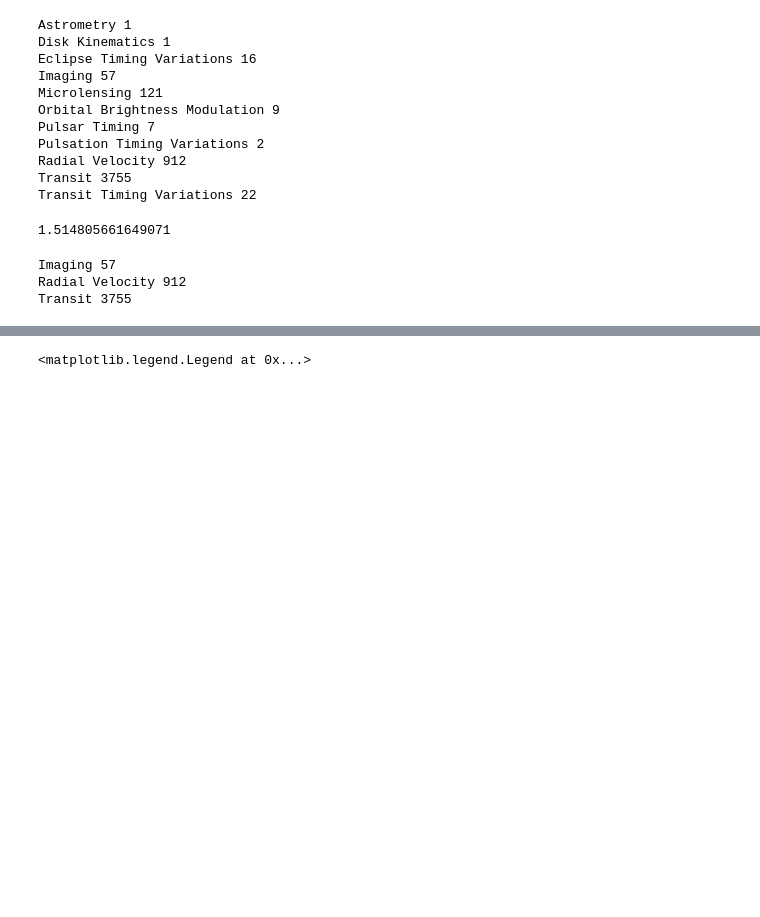
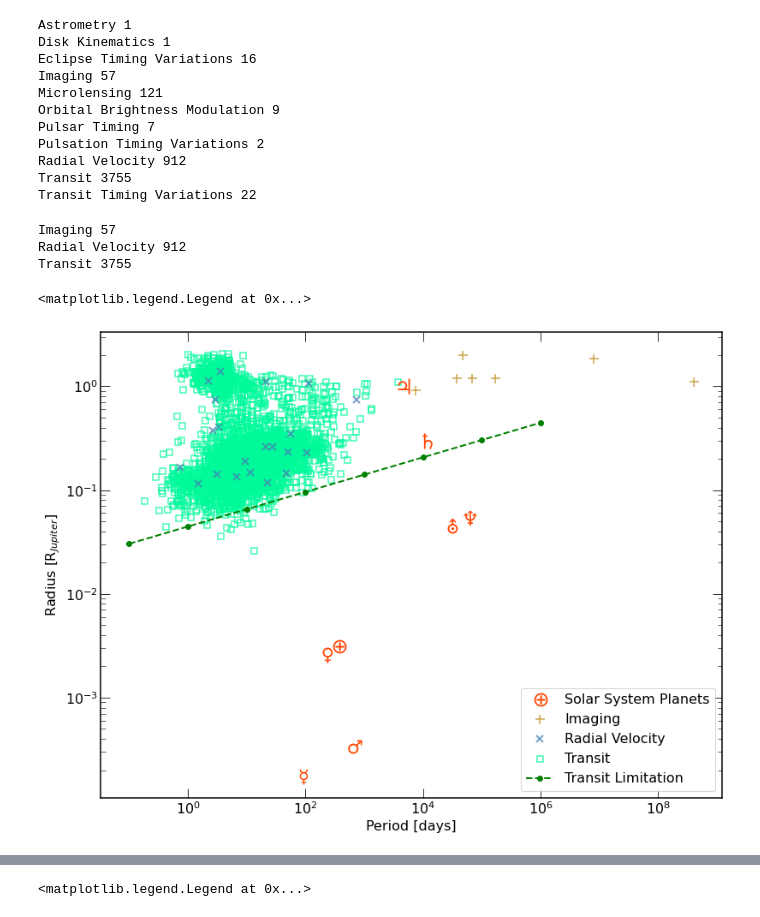
Before and after one commit to joshuaekingsbury/planetary-science, a Jupyter notebook: exoplanet-detection/exoplanet_transit_limitations.ipynb, the cells around one changed output, grey strips where cells are left out. Saved outputs shown, nothing was run; the diff lists cells and outputs as text; code cells hidden in the pictures; blank space fills up the shorter version.

```diff
--- a/exoplanet-detection/exoplanet_transit_limitations.ipynb
+++ b/exoplanet-detection/exoplanet_transit_limitations.ipynb
@@ -35,9 +35,9 @@ from cycler import cycler
 
 # Set our tables to differentiate marker styles automatically for shared plots
 default_cycler = (cycler(color=['tab:blue', 'tab:orange', 'tab:red', 'tab:green','tab:purple']) +
-                  cycler(marker=['o', 'v', '+', '.','1']))
+                  cycler(marker=['o', 'v', 'O', '^','1']))
 
-# Print our default auto-cycling marker styles
+## Print our default auto-cycling marker styles
 # for d in default_cycler:
 #     print(d)
 
@@ -190,10 +264,6 @@ Pulsation Timing Variations 2
 Radial Velocity 912
 Transit 3755
 Transit Timing Variations 22
-# %%
-print( df.st_rad.mean() )
-# %% [output]
-1.514805661649071
 # %%
 # Simplify the dataframe of exoplanet data to only include the transit methods relevant to this project
 #### Comment out the line below and rerun notebook to plot *all* of the (loaded) exoplanets
@@ -241,3 +311,49 @@ mark = {
     'Disk Kinematics':dict(marker=".", ms=5, mec='k', mew='2'), # 1
     'Astrometry':dict(marker=".", ms=5, mec='k', mew='2'), # 1
 }
+# %%
+## Period vs Radius (R_Jupiter)
+########
+
+for method, dm in df.groupby('discoverymethod'):
+    plt.plot(dm["pl_orbper"], dm["pl_radj"], ls="none", mfc="none", **mark[method], alpha=0.75, zorder=-len(dm))
+for idx, pl in solsys.iterrows():
+    plt.plot( pl.period_days, pl.rad_j, **mark[pl.pl_solsys], zorder=2)
+solsys_label = mlines.Line2D([], [], linestyle='none', **mark["earth"], label='Solar System Planets')
+
+## Transit Line
+####
+
+# Generate array of period values
+period_arr = 10.0**(np.arange(8)-1) * u.day
+
+snr_base = 9 # signal-to-noise ratio
+sigma = 1.2e-5 # transit depth sensitivity
+n_tr = 90*u.day / period_arr # number of transits over the duration of an observation
+t_dur = 13*u.hour.to(u.day) * (period_arr / (1*u.year).to(u.day))**(1/3) * (sol_density/jupiter_density)**(-1/3) # optimal transit duration
+bin_interval = 6*u.hour.to(u.day) # binning interval
+
+delta = snr_base * sigma * np.sqrt( n_tr * t_dur / bin_interval )**(-1) #
+
+r_p = np.sqrt( delta ) * u.solRad
+r_p = r_p.to(u.jupiterRad)
+
+plt.plot( period_arr, r_p, "go--", label="Transit Limitation" )
+
+## Formatting
+####
+
+plt.xscale("log")
+plt.yscale("log")
+plt.xlabel("Period [days]")
+plt.ylabel(r"Radius [R$_{Jupiter}$]")
+
+# Get all the legend icons made by default
+handles, labels = plt.gca().get_legend_handles_labels()
+# Update legend to include custom icon alongside existing icons
+plt.gca().legend(handles = [solsys_label] + handles, loc="lower right")
+
+#plt.savefig( "figures/jup_rad_vs_orbital_per_transit.pdf" )
+# %% [output]
+<matplotlib.legend.Legend at 0x...>
+[figure, added]
```
Also changed, not shown: parts of 33 cells of this notebook, 9 other files.
